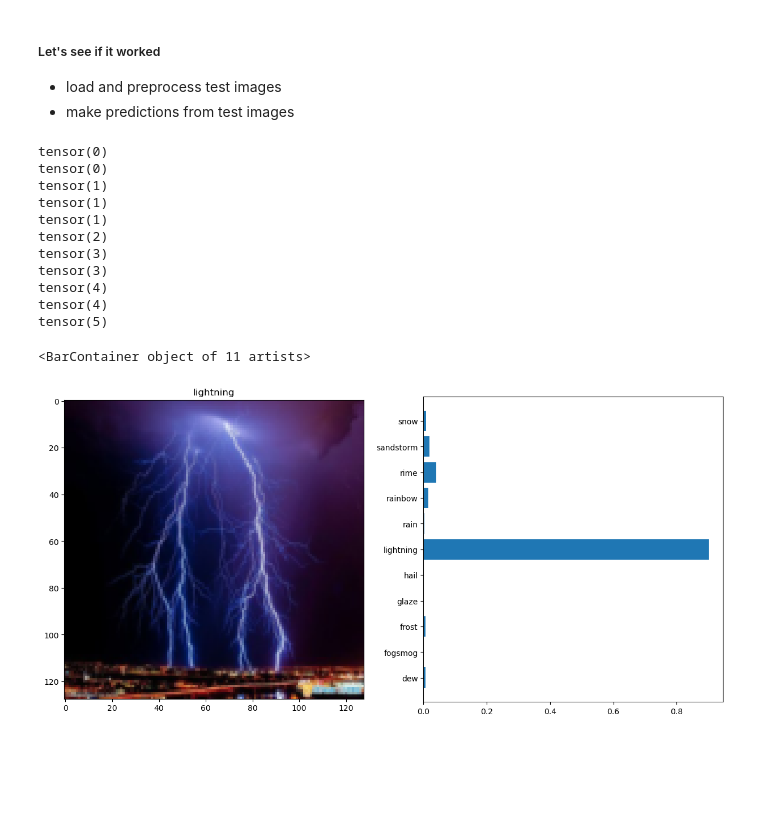
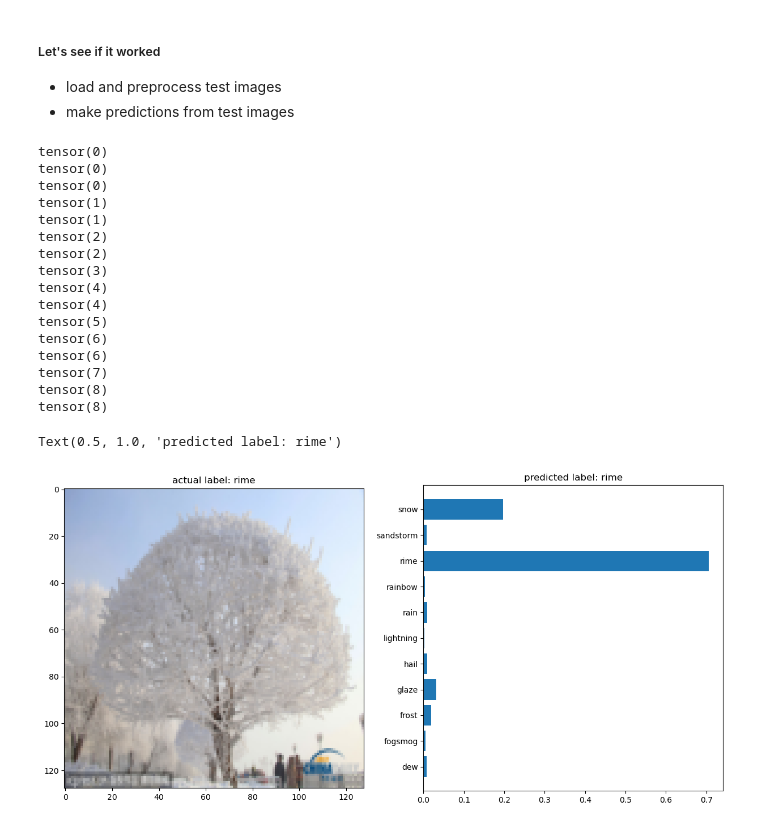
Before and after one commit to jaccl17/imageland, a Jupyter notebook: nn/nn1.ipynb, the cells around one changed output. Saved outputs shown, nothing was run; the diff lists cells and outputs as text; code cells hidden in the pictures; blank space fills up the shorter version.

Commit message:
updated model

```diff
--- a/nn/nn1.ipynb
+++ b/nn/nn1.ipynb
@@ -192,7 +192,9 @@ model = WeatherReporter(num_classes=11)
 model.to(device)
 
 criterion = nn.CrossEntropyLoss()
-optimizer = torch.optim.Adam(model.parameters(), lr=0.0002)
+optimizer = torch.optim.Adam(model.parameters(), lr=0.0007, weight_decay=1e-4)
+scheduler = torch.optim.lr_scheduler.ReduceLROnPlateau(optimizer, mode='min', factor=0.8, patience=2)
+
 
 for epoch in range(num_epochs):
     model.train() # set model to train
@@ -224,6 +226,8 @@ for epoch in range(num_epochs):
     val_loss = running_loss / len(val_loader.dataset)
     val_losses.append(val_loss)
 
+    scheduler.step(val_loss) # adjust learning rate if necessary
+
     # Epoch Stats
     print(f'Epoch: {epoch+1}/{num_epochs} - Train Loss: {train_loss}, Validation Loss: {val_loss}')
 # %% [output]
@@ -302,24 +305,31 @@ sample = np.transpose(sample_array, (1, 2, 0))
 
 probabilities = predict(model, sample_image.unsqueeze(0), device)
 # %% [output]
+tensor(0)
 tensor(0)
 tensor(0)
 tensor(1)
 tensor(1)
-tensor(1)
 tensor(2)
-tensor(3)
+tensor(2)
 tensor(3)
 tensor(4)
 tensor(4)
 tensor(5)
+tensor(6)
+tensor(6)
+tensor(7)
+tensor(8)
+tensor(8)
 # %%
 fig, ax = plt.subplots(1,2, figsize=(15,7))
+prediction = the_classes[np.argmax(probabilities)]
 
 ax[0].imshow(sample)
-ax[0].set_title(f'{the_classes[class_no]}')
+ax[0].set_title(f'actual label: {the_classes[class_no]}')
 
 ax[1].barh(the_classes, probabilities)
+ax[1].set_title(f'predicted label: {prediction}')
 # %% [output]
-<BarContainer object of 11 artists>
+Text(0.5, 1.0, 'predicted label: rime')
-[figure, old version]
+[figure, new version]
```
Also changed, not shown: parts of 4 cells of this notebook.
